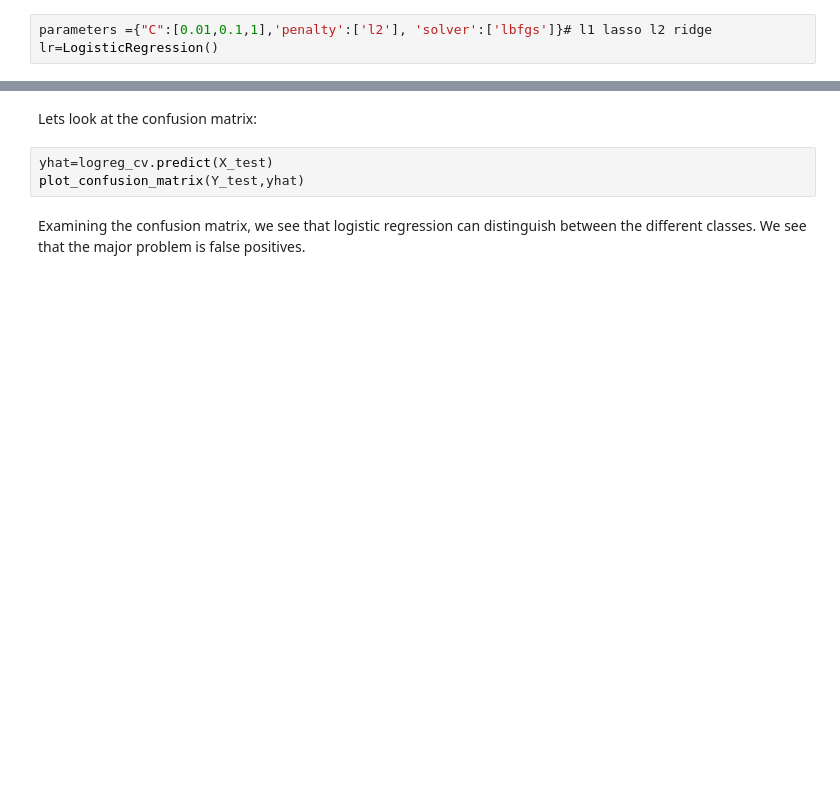
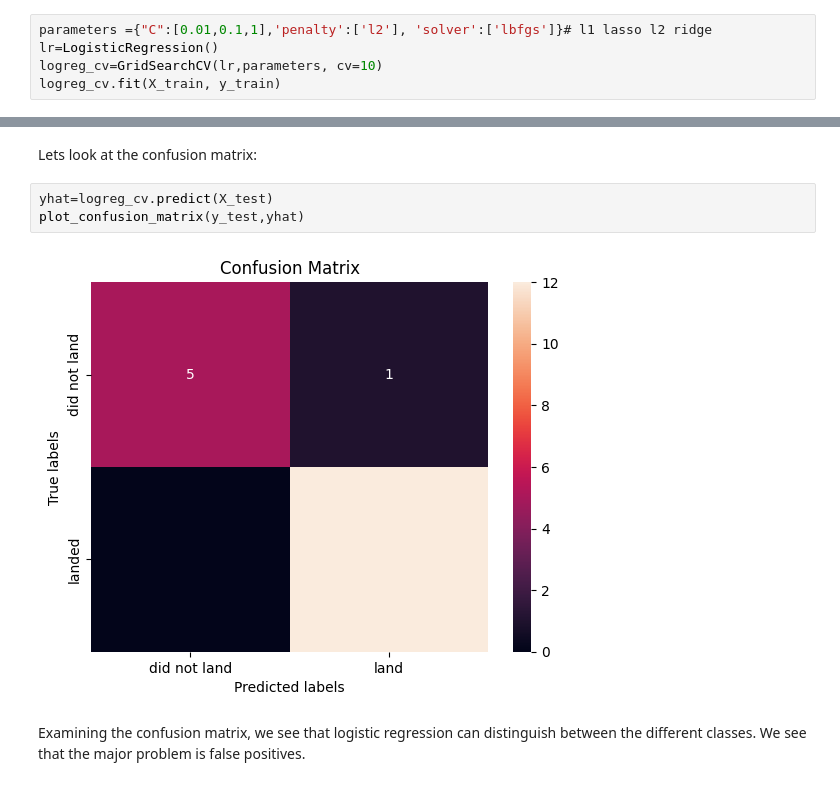
Before and after one commit to Hasansarwer/Applied-Data-Science-Capstone, a Jupyter notebook: SpaceX_Machine_Learning_Prediction_Part_5.jupyterlite.ipynb, the cells around one changed output, grey strips where cells are left out. Drawn from its saved outputs; the diff is of its cells as text; blank space fills up the shorter version.

```diff
--- a/SpaceX_Machine_Learning_Prediction_Part_5.jupyterlite.ipynb
+++ b/SpaceX_Machine_Learning_Prediction_Part_5.jupyterlite.ipynb
@@ -180,3 +182,5 @@ parameters ={'C':[0.01,0.1,1],
 # %%
 parameters ={"C":[0.01,0.1,1],'penalty':['l2'], 'solver':['lbfgs']}# l1 lasso l2 ridge
 lr=LogisticRegression()
+logreg_cv=GridSearchCV(lr,parameters, cv=10)
+logreg_cv.fit(X_train, y_train)
@@ -195,7 +204,9 @@ Calculate the accuracy on the test data using the method <code>score</code>:
 Lets look at the confusion matrix:
 # %%
 yhat=logreg_cv.predict(X_test)
-plot_confusion_matrix(Y_test,yhat)
+plot_confusion_matrix(y_test,yhat)
+# %% [output]
+[figure, added]
 # %% [markdown]
 Examining the confusion matrix, we see that logistic regression can distinguish between the different classes.  We see that the major problem is false positives.
 # %% [markdown]
```
Also changed, not shown: parts of 16 cells of this notebook.
